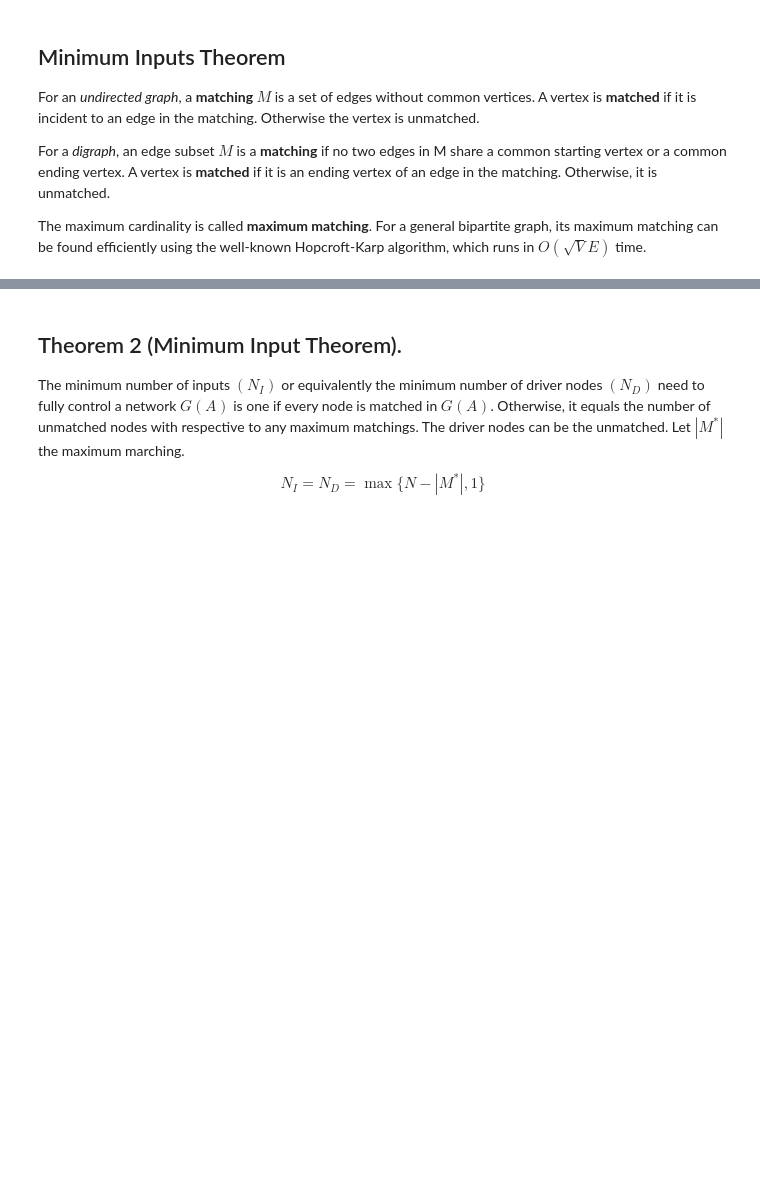
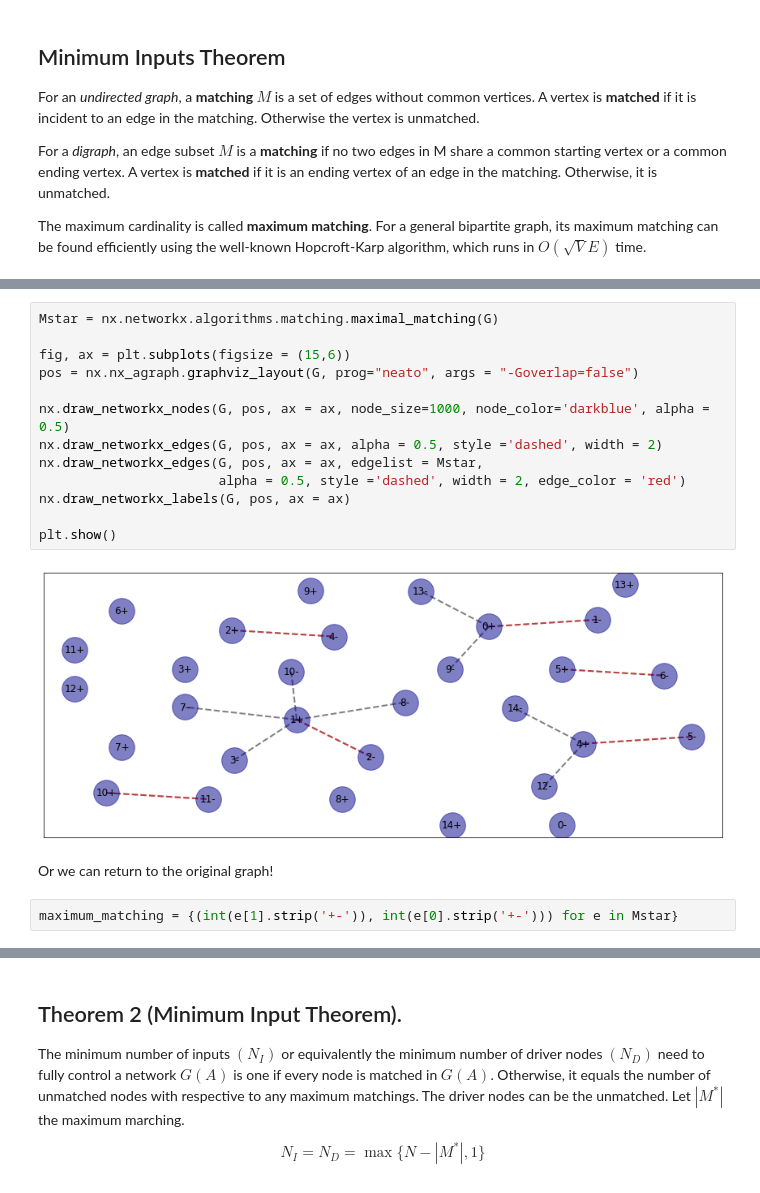
Before and after one commit to lucasmoschen/optimal-vaccination-networks, a Jupyter notebook: notebooks/control_complex_networks.ipynb, the cells around one changed output, grey strips where cells are left out. Drawn from its saved outputs; the diff is of its cells as text; blank space fills up the shorter version.

```diff
--- a/notebooks/control_complex_networks.ipynb
+++ b/notebooks/control_complex_networks.ipynb
@@ -320,0 +353,19 @@ plt.show()
+# %%
+Mstar = nx.networkx.algorithms.matching.maximal_matching(G)
+
+fig, ax = plt.subplots(figsize = (15,6))
+pos = nx.nx_agraph.graphviz_layout(G, prog="neato", args = "-Goverlap=false")
+
+nx.draw_networkx_nodes(G, pos, ax = ax, node_size=1000, node_color='darkblue', alpha = 0.5)
+nx.draw_networkx_edges(G, pos, ax = ax, alpha = 0.5, style ='dashed', width = 2)
+nx.draw_networkx_edges(G, pos, ax = ax, edgelist = Mstar,
+                       alpha = 0.5, style ='dashed', width = 2, edge_color = 'red')
+nx.draw_networkx_labels(G, pos, ax = ax)
+
+plt.show()
+# %% [output]
+[figure, added]
+# %% [markdown]
+Or we can return to the original graph!
+# %%
+maximum_matching = {(int(e[1].strip('+-')), int(e[0].strip('+-'))) for e in Mstar}
```
Also changed, not shown: parts of 9 cells of this notebook.
